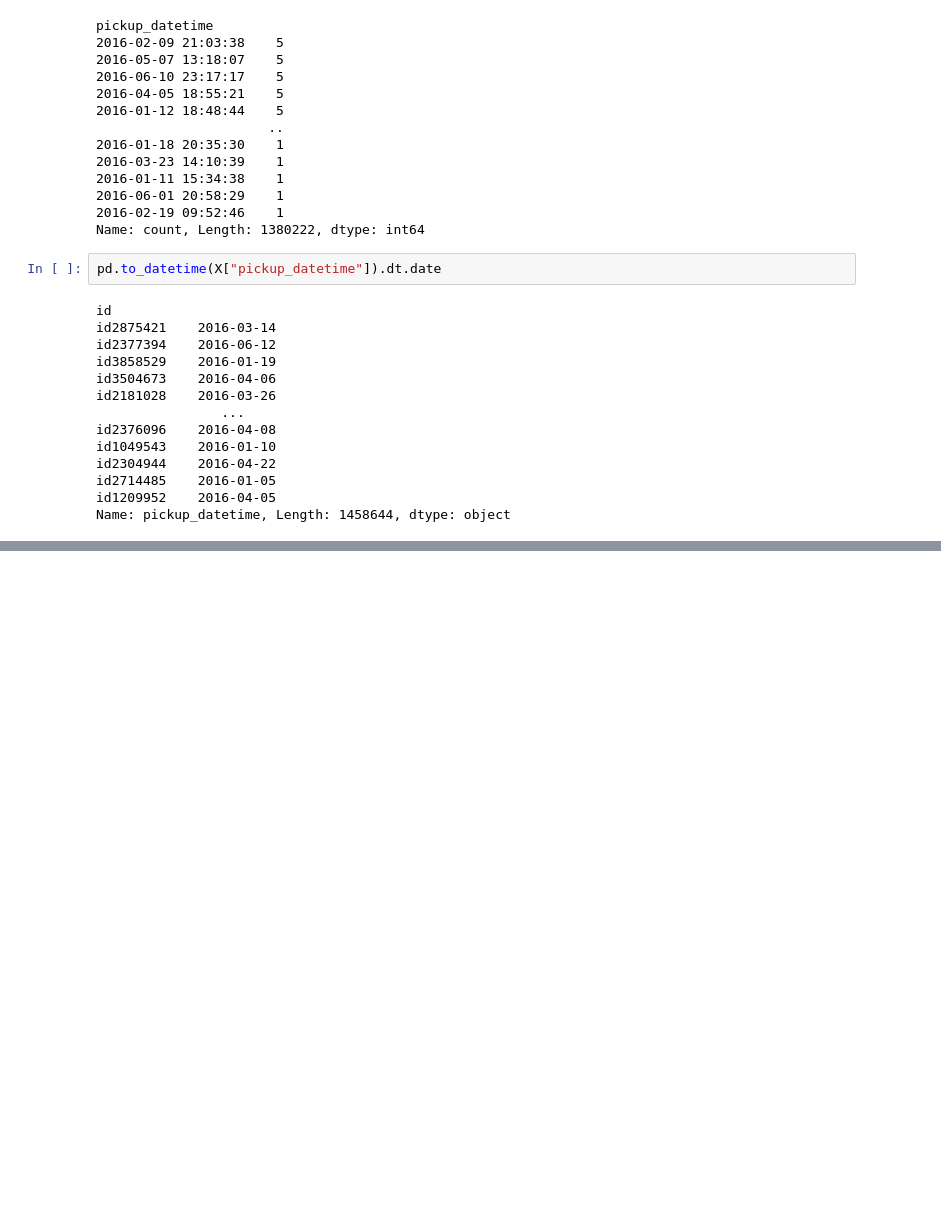
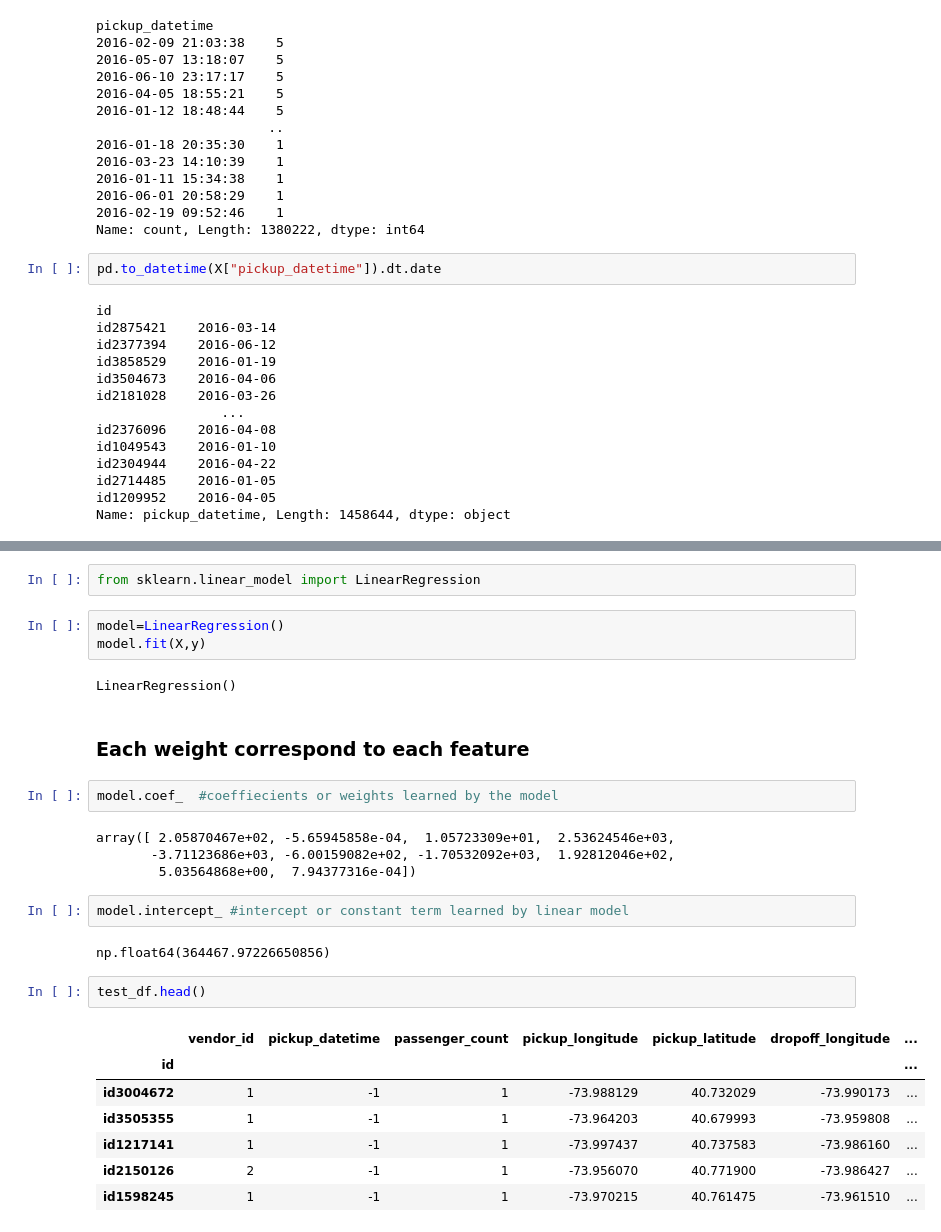
Before and after one commit to ameenamk/ml_practice, a Jupyter notebook: eda_2.ipynb, the cells around one changed output, grey strips where cells are left out. Cells and saved outputs as stored; diff of their text form; blank space fills up the shorter version.

```diff
--- a/eda_2.ipynb
+++ b/eda_2.ipynb
@@ -287,0 +405,29 @@ Name: pickup_datetime, Length: 1458644, dtype: object
+# %%
+from sklearn.linear_model import LinearRegression
+# %%
+model=LinearRegression()
+model.fit(X,y)
+# %% [output]
+LinearRegression()
+# %% [markdown]
+### Each weight correspond to each feature
+# %%
+model.coef_  #coeffiecients or weights learned by the model
+# %% [output]
+array([ 2.05870467e+02, -5.65945858e-04,  1.05723309e+01,  2.53624546e+03,
+       -3.71123686e+03, -6.00159082e+02, -1.70532092e+03,  1.92812046e+02,
+        5.03564868e+00,  7.94377316e-04])
+# %%
+model.intercept_ #intercept or constant term learned by linear model
+# %% [output]
+np.float64(364467.97226650856)
+# %%
+test_df.head()
+# %% [output]
+|  | vendor_id | pickup_datetime | passenger_count | pickup_longitude | pickup_latitude | dropoff_longitude | ... |
+| id |  |  |  |  |  |  | ... |
+| id3004672 | 1 | -1 | 1 | -73.988129 | 40.732029 | -73.990173 | ... |
+| id3505355 | 1 | -1 | 1 | -73.964203 | 40.679993 | -73.959808 | ... |
+| id1217141 | 1 | -1 | 1 | -73.997437 | 40.737583 | -73.986160 | ... |
+| id2150126 | 2 | -1 | 1 | -73.956070 | 40.771900 | -73.986427 | ... |
+| id1598245 | 1 | -1 | 1 | -73.970215 | 40.761475 | -73.961510 | ... |
```
Also changed, not shown: parts of 25 cells of this notebook.
